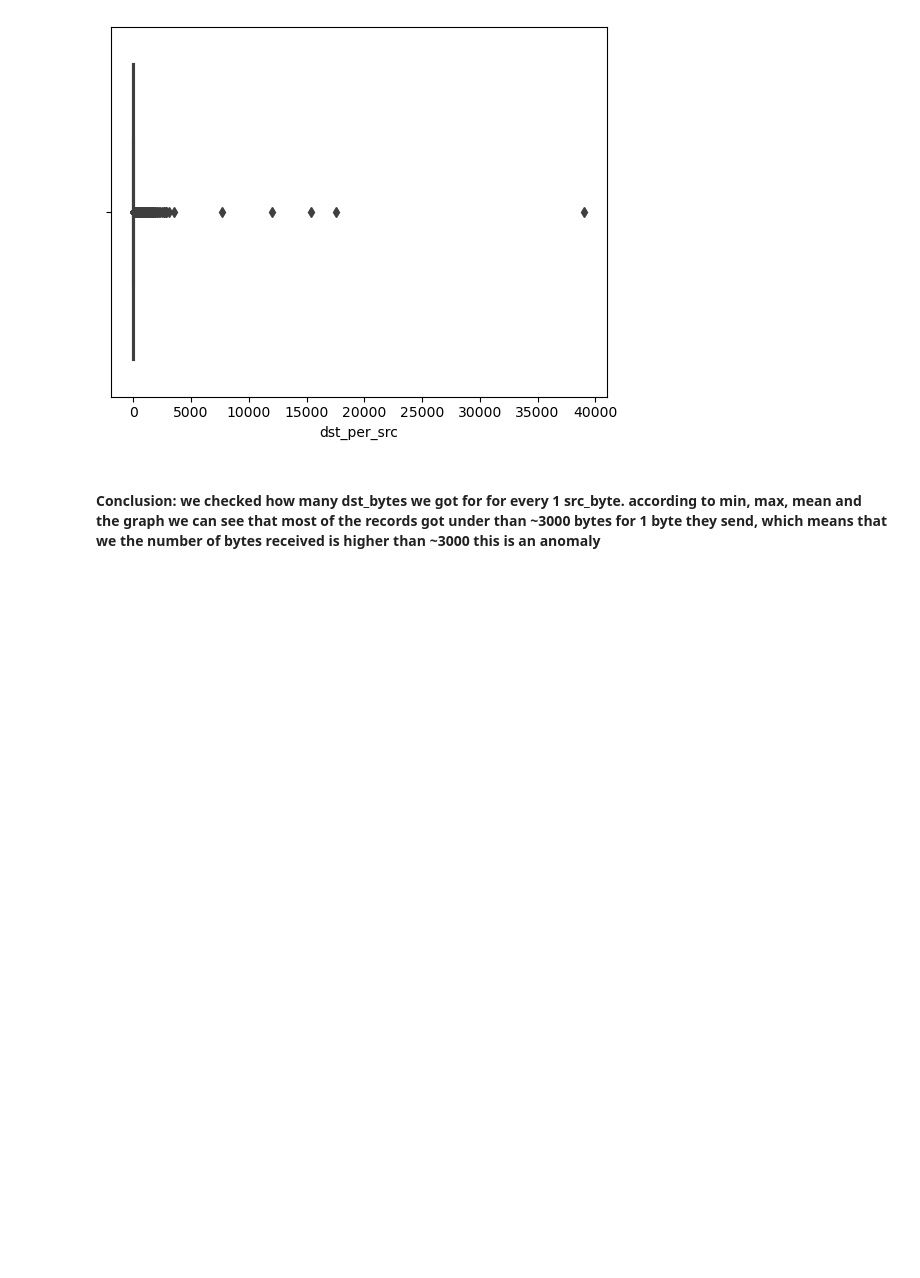
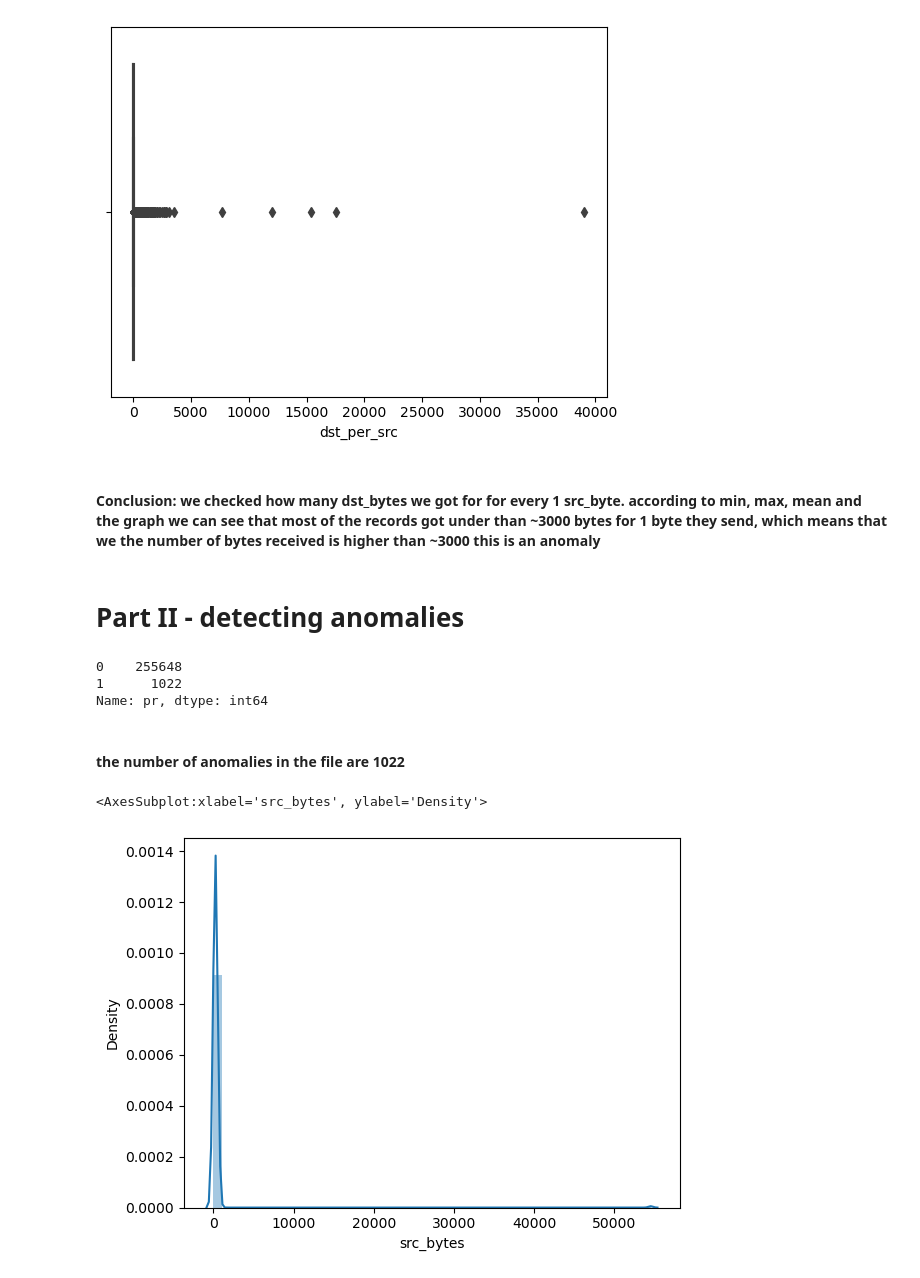
Before and after one commit to michaelMatve/Network_traffic_anomalies_detection, a Jupyter notebook: data_explortion.ipynb, the cells around one changed output. Drawn from its saved outputs; the diff is of its cells as text; code cells hidden in the pictures; blank space fills up the shorter version.

```diff
--- a/data_explortion.ipynb
+++ b/data_explortion.ipynb
@@ -258,3 +269,21 @@ sns.boxplot(x='dst_per_src', data = mydataset)
 [figure]
 # %% [markdown]
 #### Conclusion: we checked how many dst_bytes we got for for every 1 src_byte. according to min, max, mean and the graph we can see that most of the records got under than ~3000 bytes for 1 byte they send, which means that we the number of bytes received is higher than ~3000 this is an anomaly
+# %% [markdown]
+# Part II - detecting anomalies
+# %%
+df = pd.read_csv('/home/eylon/Desktop/Network_traffic_anomalies_detection/conn_attack.csv')
+df2 = pd.read_csv('/home/eylon/Desktop/Network_traffic_anomalies_detection/conn_attack_anomaly_labels.csv')
+# %%
+df2['pr'].value_counts()
+# %% [output]
+0    255648
+1      1022
+Name: pr, dtype: int64
+# %% [markdown]
+#### the number of anomalies in the file are 1022
+# %%
+sns.distplot(df['src_bytes'])
+# %% [output]
+<AxesSubplot:xlabel='src_bytes', ylabel='Density'>
+[figure, added]
```
Also changed, not shown: parts of 40 cells of this notebook, 2 other files.
